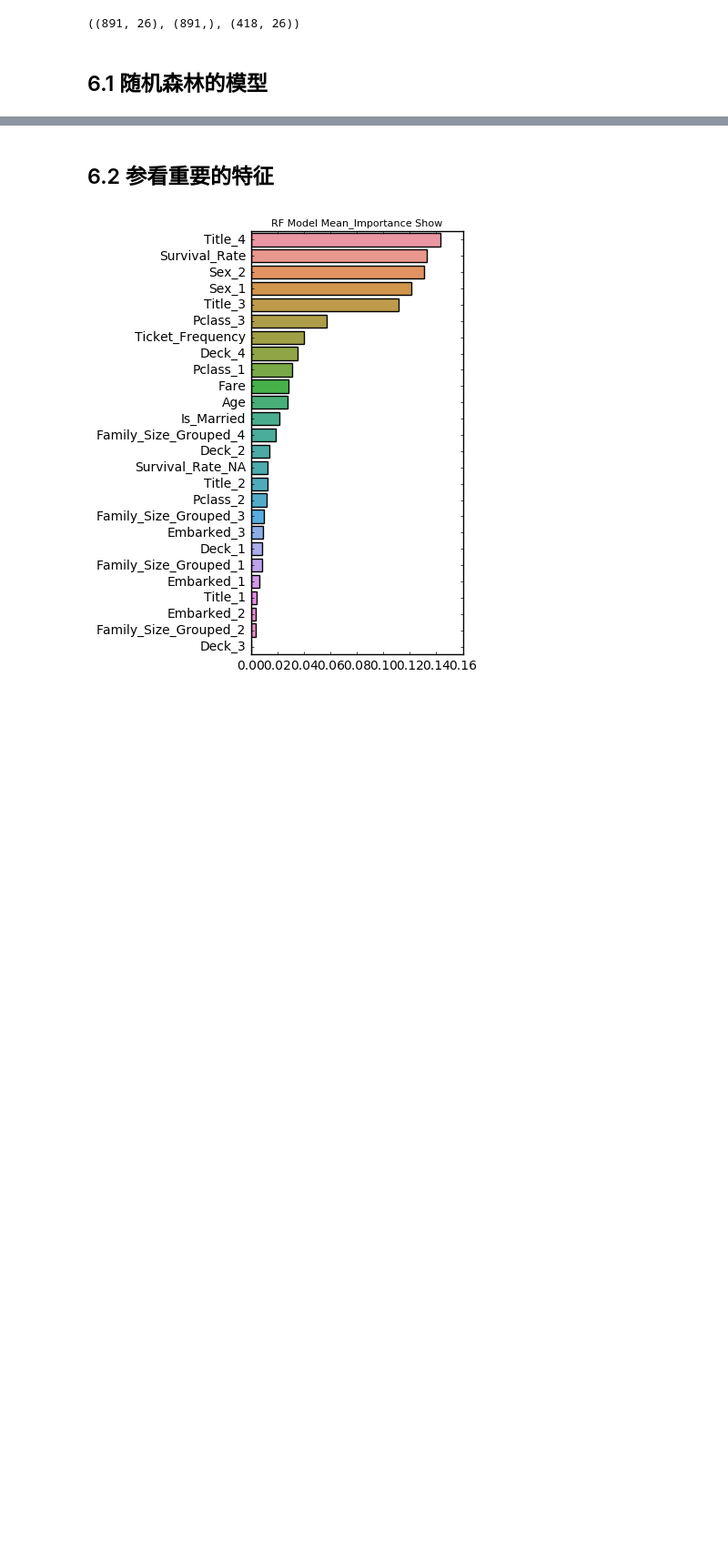
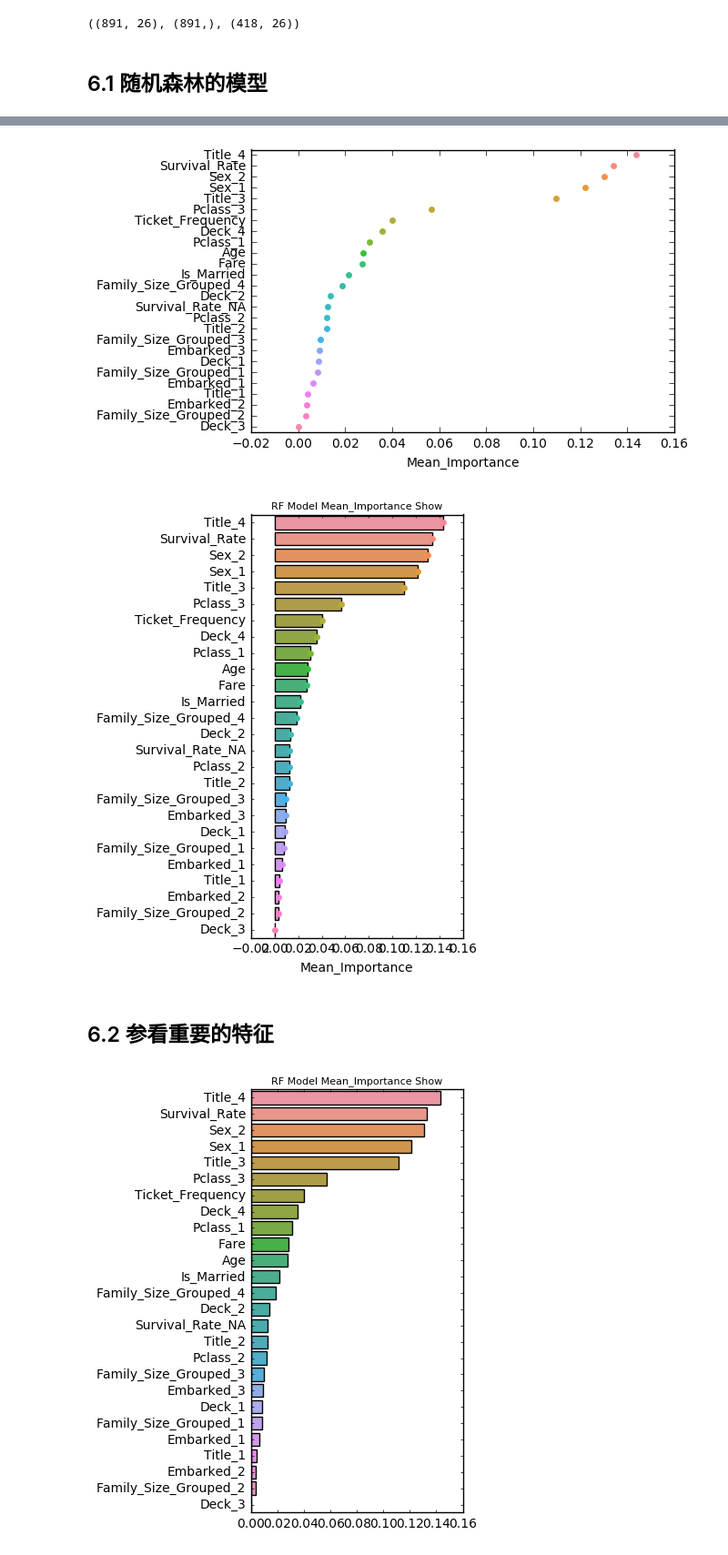
Before and after one commit to Yazooliu/Kaggle, a Jupyter notebook: taitannike/o_main_rewrite_titanic_Advanced FeatureEngineeringTutorial.ipynb, the cells around one changed output, grey strips where cells are left out. Shown: that part at 91% size. Drawn from its saved outputs; the diff is of its cells as text; code cells hidden in the pictures; blank space fills up the shorter version.

```diff
--- a/taitannike/o_main_rewrite_titanic_Advanced FeatureEngineeringTutorial.ipynb
+++ b/taitannike/o_main_rewrite_titanic_Advanced FeatureEngineeringTutorial.ipynb
@@ -571,3 +571,20 @@ Average OOB Socre:0.8414681180476036
+# %%
+importances['Mean_Importance'] = importances.mean(axis=1)
+importances.sort_values(by= 'Mean_Importance',ascending = False,inplace=True)
+plt.figure(figsize = (3,6))
+sns.barplot(x = 'Mean_Importance',y = importances.index,data = importances)
+plt.xlabel('')
+plt.tick_params(axis = 'x',size =2)
+plt.tick_params(axis = 'y',size =2)
+plt.title("RF Model Mean_Importance Show",size=8)
+
+
+
+sns.swarmplot(x = 'Mean_Importance',y = importances.index,data = importances)
+plt.show()
+# %% [output]
+[figure, added]
+[figure, added]
 # %% [markdown]
 ## 6.2 参看重要的特征
 # %%
```
Also changed, not shown: parts of 1 cell of this notebook, 4 other files.
